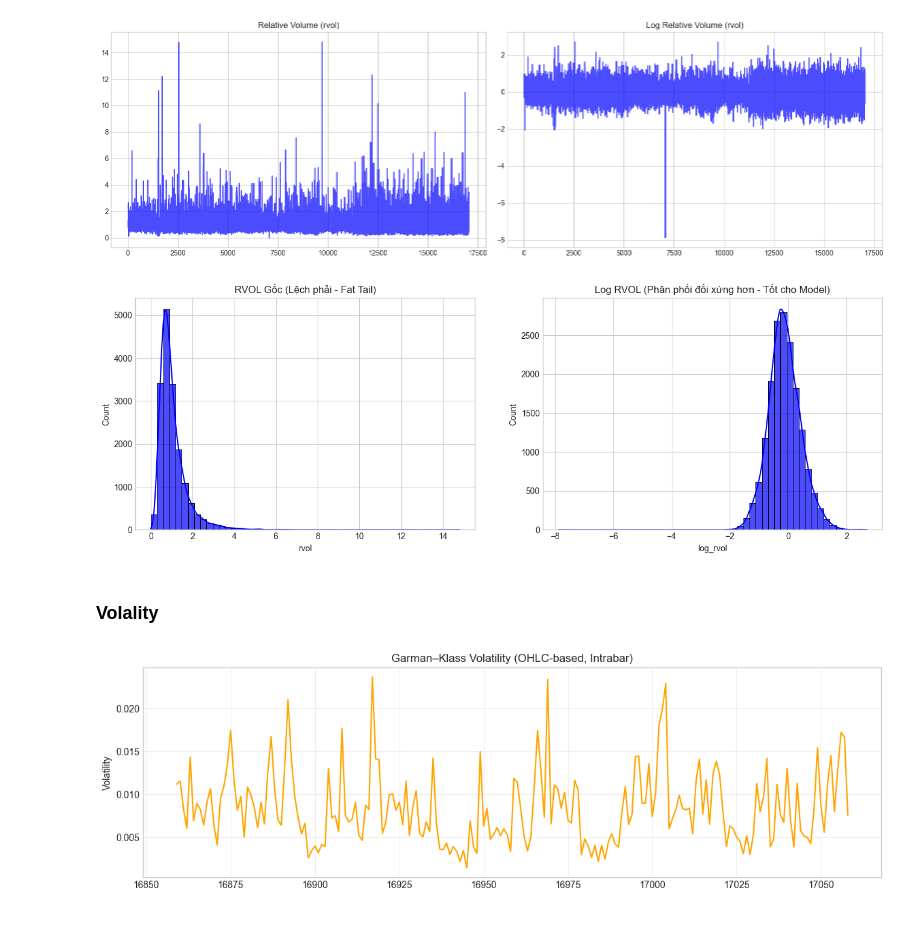
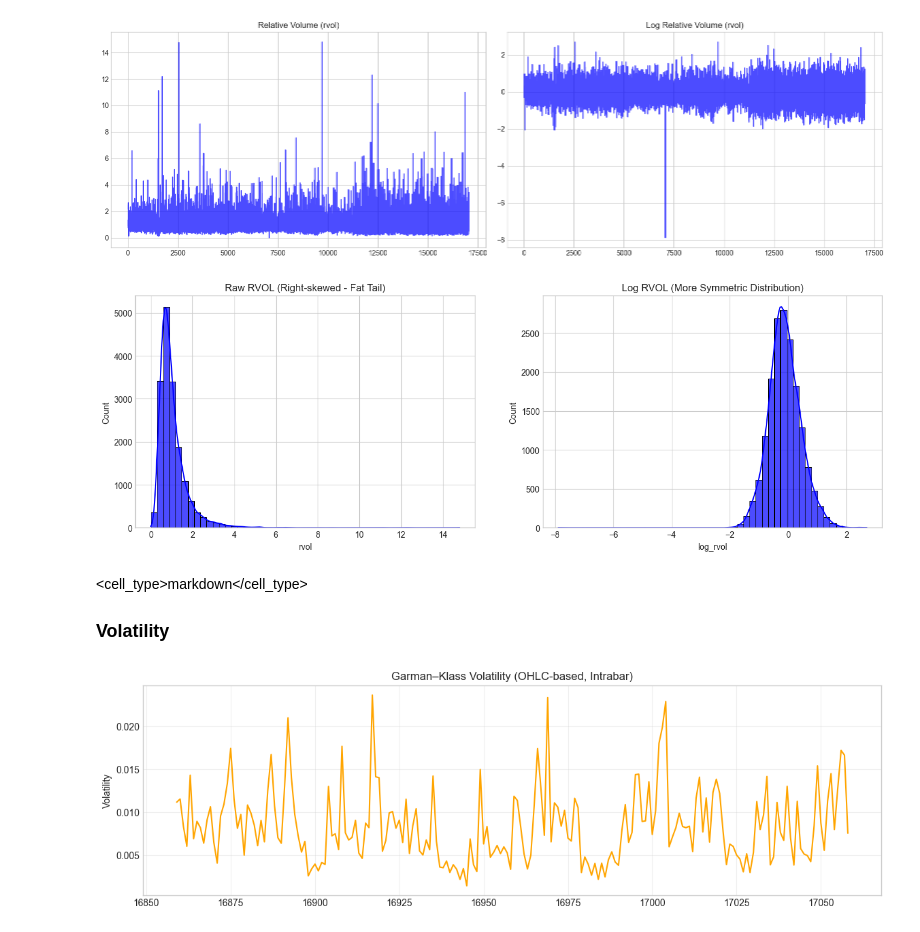
Before and after one commit to hyperformancelabs/crypto-price-forecaster, a Jupyter notebook: processors/feature_engineering.ipynb, the cells around one changed output. Saved outputs shown, nothing was run; the diff lists cells and outputs as text; code cells hidden in the pictures.

```diff
--- a/processors/feature_engineering.ipynb
+++ b/processors/feature_engineering.ipynb
@@ -185,19 +181,20 @@ plt.show()
 # %%
 fig, ax = plt.subplots(1, 2, figsize=(16, 5))
 
 sns.histplot(master_df['rvol'], bins=50, kde=True, ax=ax[0], color='blue', alpha=0.7)
-ax[0].set_title('RVOL Gốc (Lệch phải - Fat Tail)')
+ax[0].set_title('Raw RVOL (Right-skewed - Fat Tail)')
 
 sns.histplot(master_df['log_rvol'], bins=50, kde=True, ax=ax[1], color='blue', alpha=0.7)
-ax[1].set_title('Log RVOL (Phân phối đối xứng hơn - Tốt cho Model)')
+ax[1].set_title('Log RVOL (More Symmetric Distribution)')
 
 plt.show()
 # %% [output]
-[figure, old version]
+[figure, new version]
 # %%
 final_features.extend(["BTC_vol_log_return", "log_rvol"])
 # %% [markdown]
-### Volality
+<cell_type>markdown</cell_type>
+### Volatility
 # %%
 # Garman–Klass Realized Volatility
 log_hl = np.log(master_df['BTC_high'] / master_df['BTC_low']) ** 2
```
Also changed, not shown: parts of 21 cells of this notebook, 5 other files.
